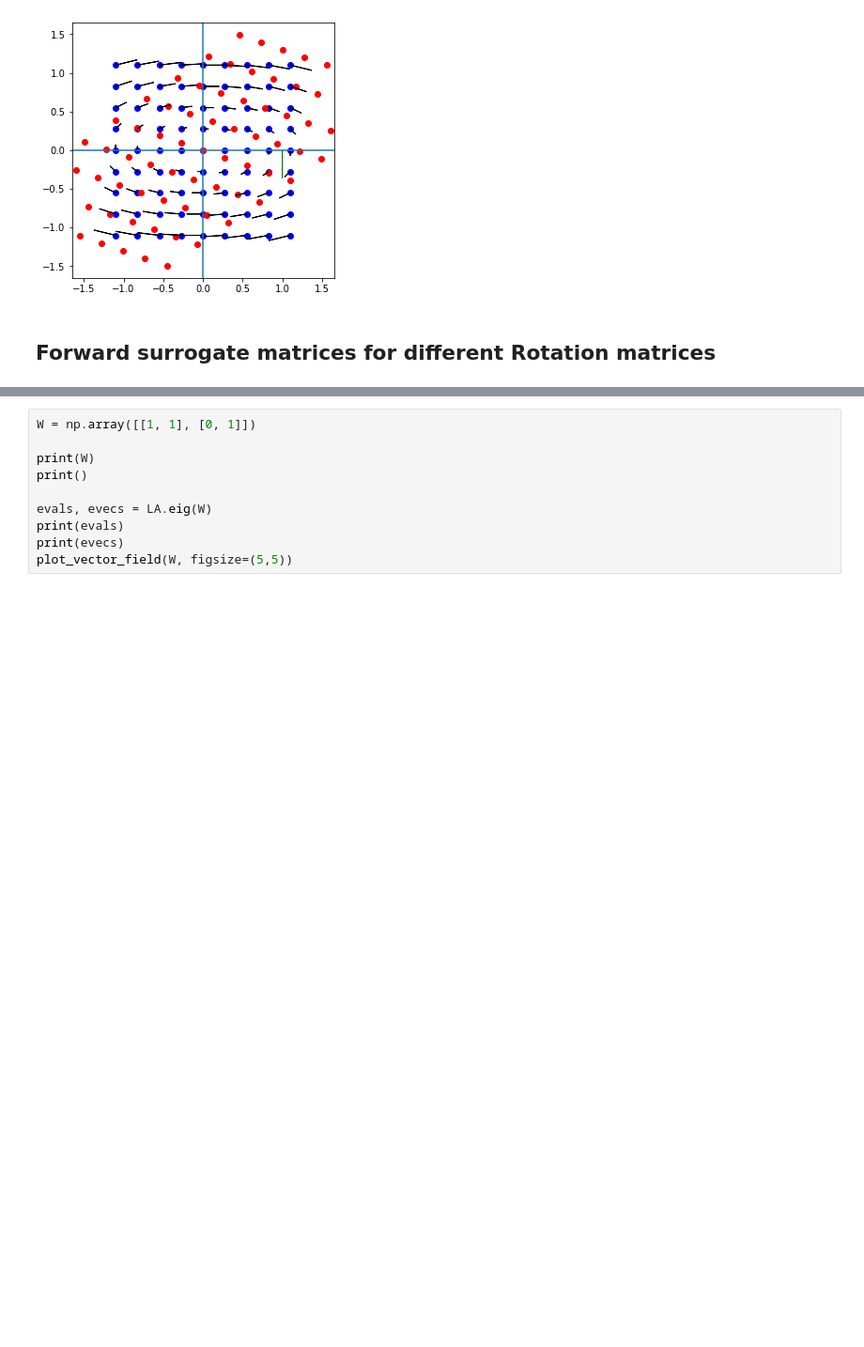
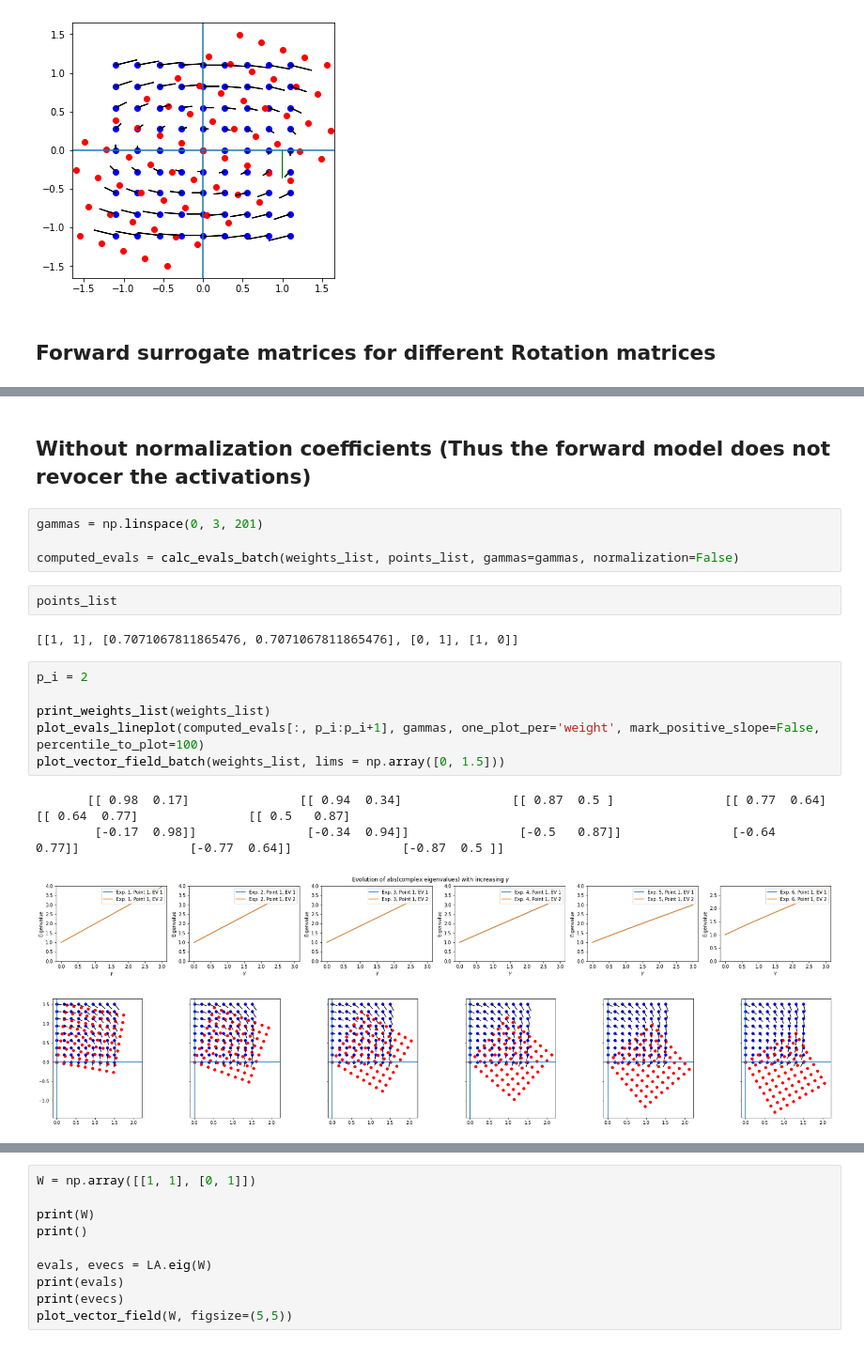
Before and after one commit to johannesmaess/investigation, a Jupyter notebook: gamma-synthetic-matrices.ipynb, the cells around one changed output, grey strips where cells are left out. Shown at 94% size. Drawn from its saved outputs; the diff is of its cells as text; blank space fills up the shorter version.

Commit message:
analysis unnormalized forward matrices

```diff
--- a/gamma-synthetic-matrices.ipynb
+++ b/gamma-synthetic-matrices.ipynb
@@ -461,3 +605,24 @@ for gamma in gammas:
  [0.90889326+0.j      0.90889326-0.j     ]]
 [figure]
 ... (28 outputs left out)
+# %% [markdown]
+## Without normalization coefficients (Thus the forward model does not revocer the activations)
+# %%
+gammas = np.linspace(0, 3, 201)
+
+computed_evals = calc_evals_batch(weights_list, points_list, gammas=gammas, normalization=False)
+# %%
+points_list
+# %% [output]
+[[1, 1], [0.7071067811865476, 0.7071067811865476], [0, 1], [1, 0]]
+# %%
+p_i = 2
+
+print_weights_list(weights_list)
+plot_evals_lineplot(computed_evals[:, p_i:p_i+1], gammas, one_plot_per='weight', mark_positive_slope=False, percentile_to_plot=100)
+plot_vector_field_batch(weights_list, lims = np.array([0, 1.5]))
+# %% [output]
+       [[ 0.98  0.17]               [[ 0.94  0.34]               [[ 0.87  0.5 ]               [[ 0.77  0.64]               [[ 0.64  0.77]               [[ 0.5   0.87]
+        [-0.17  0.98]]               [-0.34  0.94]]               [-0.5   0.87]]               [-0.64  0.77]]               [-0.77  0.64]]               [-0.87  0.5 ]]
+[figure, added]
+[figure, added]
```
Also changed, not shown: parts of 39 cells of this notebook, 1 other file.
